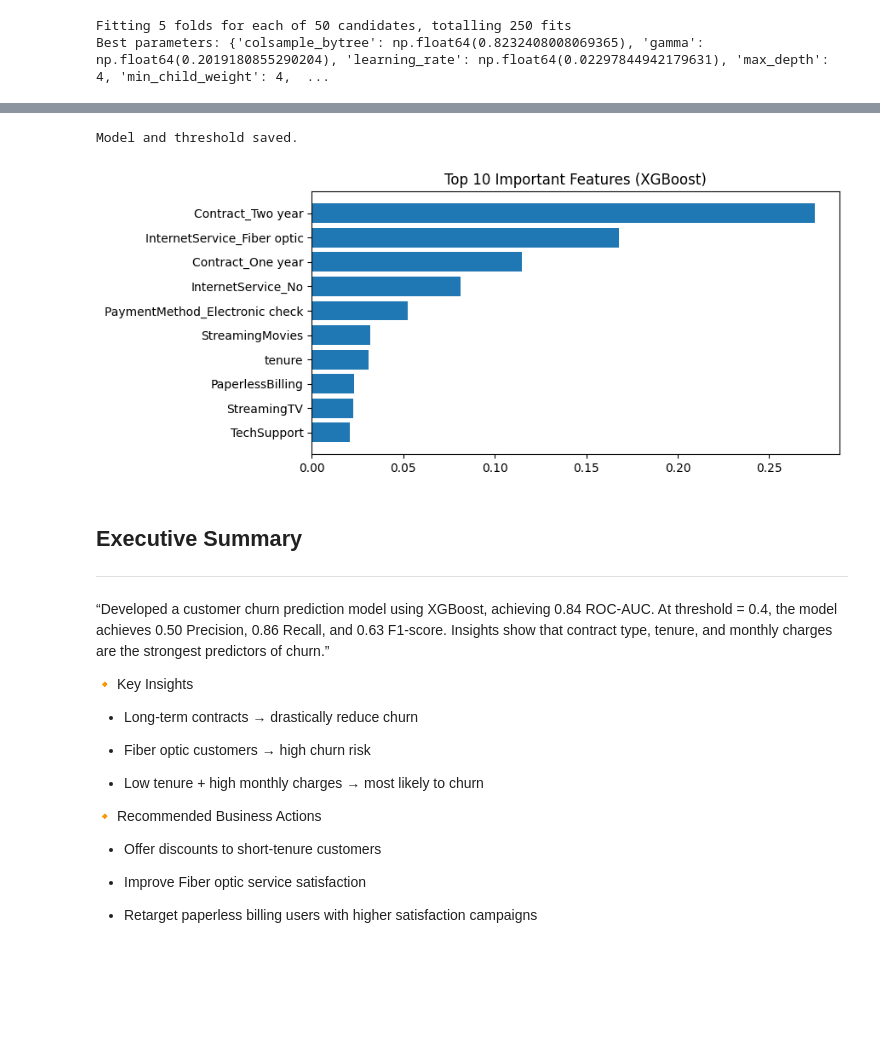
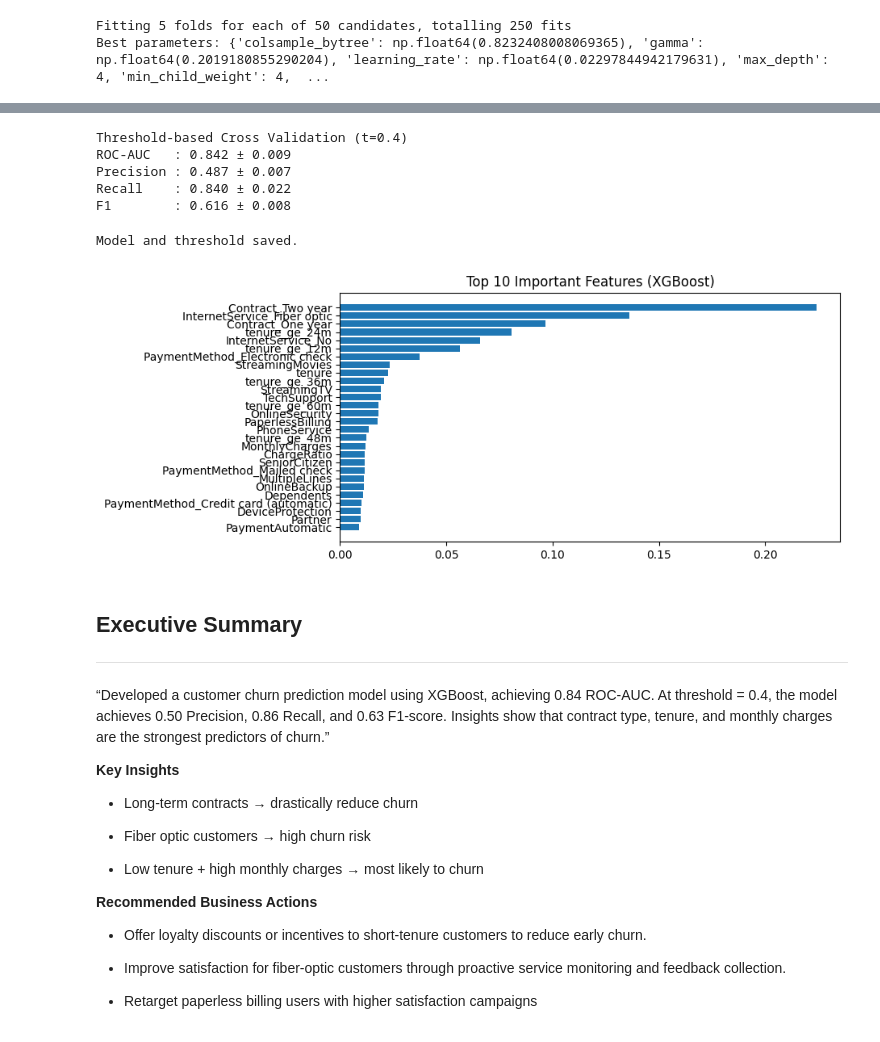
Before and after one commit to Banoffea/TelcoChurnProject, a Jupyter notebook: src/TelcoChurnPrediction.ipynb, the cells around one changed output, grey strips where cells are left out. Cells and saved outputs as stored; diff of their text form; code cells hidden in the pictures; blank space fills up the shorter version.

Commit message:
Update Model & README

```diff
--- a/src/TelcoChurnPrediction.ipynb
+++ b/src/TelcoChurnPrediction.ipynb
@@ -50,3 +74,6 @@ df
+# %%
+for m in [12, 24, 36, 48, 60]:
+    df[f"tenure_ge_{m}m"] = (df["tenure"] >= m).astype(int)
 # %%
 df.info()
 df.describe()
@@ -217,7 +244,7 @@ See the caveats in the documentation: https://pandas.pydata.org/pandas-docs/stab
 from sklearn.preprocessing import StandardScaler
 
 scaler = StandardScaler()
-numeric_cols = ['tenure', 'MonthlyCharges', 'TotalCharges']
+numeric_cols = ['tenure', 'MonthlyCharges', 'TotalCharges', 'ChargeRatio']
 
 df[numeric_cols] = scaler.fit_transform(df[numeric_cols])
 df
@@ -263,7 +310,7 @@ df
 ## Train Test split
 # %%
 from sklearn.model_selection import train_test_split
-X = df.drop(['Churn', 'customerID'], axis=1)
+X = df.drop(['Churn', 'customerID','TotalCharges','gender'], axis=1)
 y = df['Churn']
 
 X_train, X_test, y_train, y_test = train_test_split(
@@ -433,7 +480,7 @@ from sklearn.metrics import roc_auc_score
 cv = StratifiedKFold(n_splits=5, shuffle=True, random_state=42)
 
 # For XGBoost class imbalance
-scale = len(y_train[y_train==0]) / len(y_train[y_train==1])
+scale = len(y_train[y_train==0]) / len(y_train[y_train==1] * 0.8)
 
 xgb = XGBClassifier(
     objective='binary:logistic',
@@ -493,3 +560,43 @@ Threshold = 0.7 | Precision = 0.624 | Recall = 0.545 | F1 = 0.582
+# %%
+from sklearn.model_selection import StratifiedKFold
+from sklearn.metrics import precision_score, recall_score, f1_score, roc_auc_score
+import numpy as np
+
+cv = StratifiedKFold(n_splits=5, shuffle=True, random_state=42)
+
+precisions, recalls, f1s, aucs = [], [], [], []
+
+for train_idx, val_idx in cv.split(X_train, y_train):
+    X_tr, X_val = X_train.iloc[train_idx], X_train.iloc[val_idx]
+    y_tr, y_val = y_train.iloc[train_idx], y_train.iloc[val_idx]
+
+    # Fit model
+    model = best_xgb
+    model.fit(X_tr, y_tr)
+
+    # Predict probability
+    y_proba = model.predict_proba(X_val)[:, 1]
+
+    # Apply threshold = 0.4
+    y_pred = (y_proba >= 0.4).astype(int)
+
+    # Calculate metrics
+    precisions.append(precision_score(y_val, y_pred))
+    recalls.append(recall_score(y_val, y_pred))
+    f1s.append(f1_score(y_val, y_pred))
+    aucs.append(roc_auc_score(y_val, y_proba))
+
+print("Threshold-based Cross Validation (t=0.4)")
+print(f"ROC-AUC   : {np.mean(aucs):.3f} ± {np.std(aucs):.3f}")
+print(f"Precision : {np.mean(precisions):.3f} ± {np.std(precisions):.3f}")
+print(f"Recall    : {np.mean(recalls):.3f} ± {np.std(recalls):.3f}")
+print(f"F1        : {np.mean(f1s):.3f} ± {np.std(f1s):.3f}")
+# %% [output]
+Threshold-based Cross Validation (t=0.4)
+ROC-AUC   : 0.842 ± 0.009
+Precision : 0.487 ± 0.007
+Recall    : 0.840 ± 0.022
+F1        : 0.616 ± 0.008
 # %%
 # FINAL MODEL - XGBoost (threshold = 0.4)
 import joblib
@@ -507,19 +614,19 @@ Model and threshold saved.
 # %%
 import pandas as pd
 import matplotlib.pyplot as plt
 
 importance = pd.DataFrame({
     "Feature": X_train.columns,
     "Importance": final_xgb.feature_importances_
-}).sort_values("Importance", ascending=False).head(10)
+}).sort_values("Importance", ascending=False)
 
 plt.figure(figsize=(8,4))
 plt.barh(importance["Feature"], importance["Importance"])
 plt.gca().invert_yaxis()
 plt.title("Top 10 Important Features (XGBoost)")
 plt.show()
 # %% [output]
-[figure, old version]
+[figure, new version]
 # %% [markdown]
 ## Executive Summary
 ---
@@ -527,17 +634,17 @@ plt.show()
 At threshold = 0.4, the model achieves 0.50 Precision, 0.86 Recall, and 0.63 F1-score.
 Insights show that contract type, tenure, and monthly charges are the strongest predictors of churn.”
 
-🔸 Key Insights
+**Key Insights**
 - Long-term contracts → drastically reduce churn
 
 - Fiber optic customers → high churn risk
 
 - Low tenure + high monthly charges → most likely to churn
 
-🔸 Recommended Business Actions
+**Recommended Business Actions**
 
-- Offer discounts to short-tenure customers
+- Offer loyalty discounts or incentives to short-tenure customers to reduce early churn.
 
-- Improve Fiber optic service satisfaction
+- Improve satisfaction for fiber-optic customers through proactive service monitoring and feedback collection.
 
 - Retarget paperless billing users with higher satisfaction campaigns
```
Also changed, not shown: parts of 20 cells of this notebook, 5 other files.
